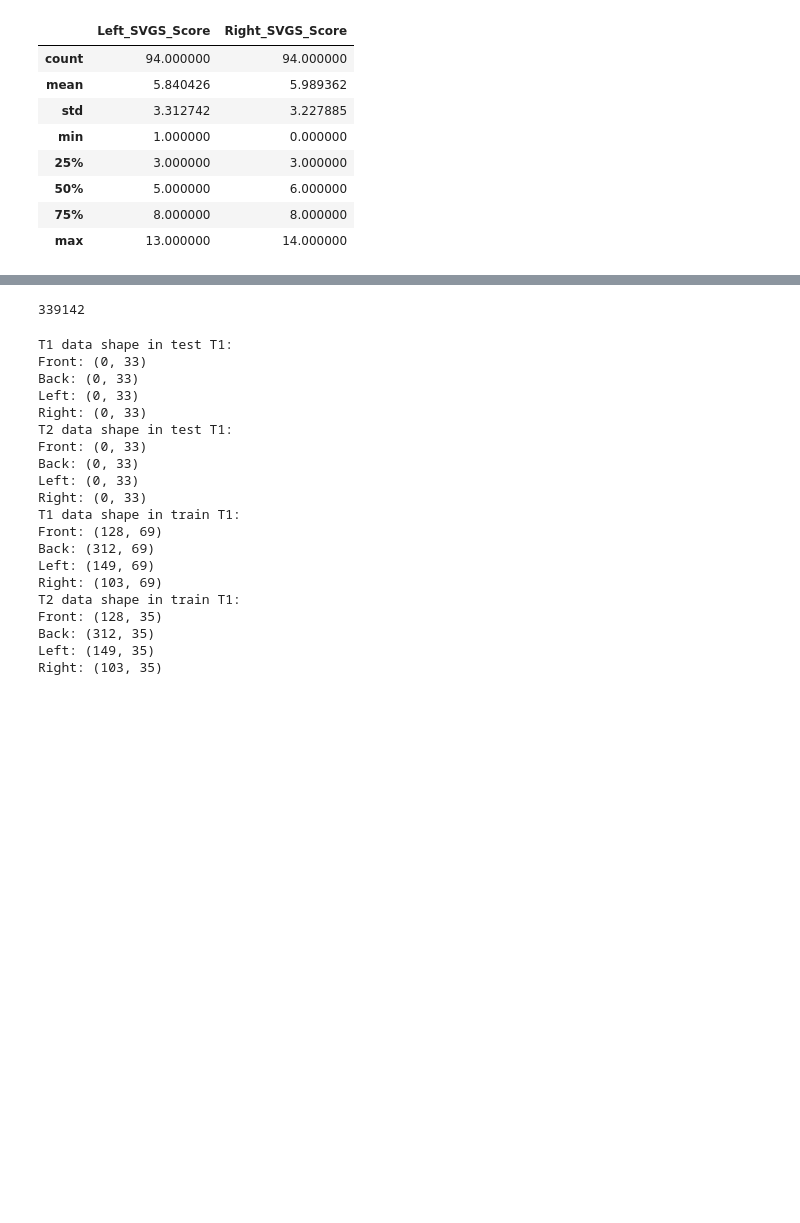
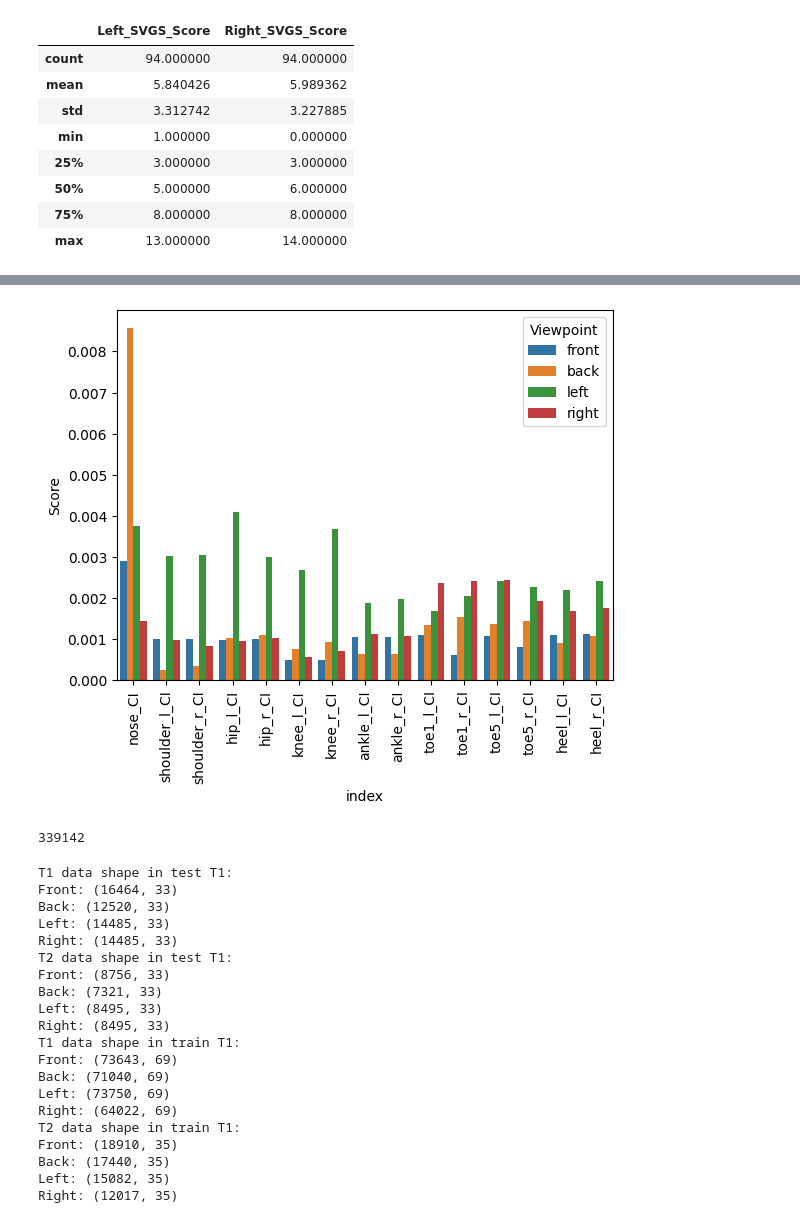
Before and after one commit to affogato-lab/CVPR-2026-mochi, a Jupyter notebook: CVPR_2026.ipynb, the cells around one changed output, grey strips where cells are left out. Saved outputs shown, nothing was run; the diff lists cells and outputs as text; code cells hidden in the pictures; blank space fills up the shorter version.

```diff
--- a/CVPR_2026.ipynb
+++ b/CVPR_2026.ipynb
@@ -140,7 +141,7 @@ def process_file(frame_path):
         pass
 
 def organize_df_parallel(side_filter):
-    base_path = Path(r'/kaggle/input/datasets/adastroabyssosque/first-ai-for-children-competition-data/dataset/0001/')
+    base_path = Path(r'/kaggle/input/datasets/adastroabyssosque/first-ai-for-children-competition-data/dataset/')
 
     print("Scanning for files...")
     # Get only the files that match your side filter
@@ -195,0 +187,5 @@ front_df.tail()
+# %%
+CI = [ 'nose_CI', 'shoulder_l_CI',
+        'shoulder_r_CI', 'hip_l_CI', 'hip_r_CI', 'knee_l_CI', 'knee_r_CI','ankle_l_CI', 'ankle_r_CI',
+        'toe1_l_CI', 'toe1_r_CI', 'toe5_l_CI','toe5_r_CI', 'heel_l_CI', 'heel_r_CI']
+front_df[CI].describe()
@@ -196,3 +238,15 @@ front_df.tail()
+# %%
+front_invalid = (front_df[CI]<0.3).sum()/front_df.shape[0]
+back_invalid = (back_df[CI]<0.3).sum()/back_df.shape[0]
+left_invalid = (left_df[CI]<0.3).sum()/left_df.shape[0]
+right_invalid = (right_df[CI]<0.3).sum()/right_df.shape[0]
+invalid_df = pd.concat([front_invalid, back_invalid, left_invalid, right_invalid], axis = 1, keys = ['front', 'back', 'left', 'right'])
+invalid_df_melted = invalid_df.reset_index().melt(id_vars='index', var_name='Viewpoint', value_name='Score')
+sns.barplot(data=invalid_df_melted, x='index', y='Score', hue='Viewpoint')
+plt.xticks(rotation = 90)
+plt.show()
+# %% [output]
+[figure, added]
 # %%
 print(front_df.shape[0]+back_df.shape[0]+left_df.shape[0]+right_df.shape[0])
 # %% [output]
@@ -242,22 +296,22 @@ print(f'Left: {train_t2_left.shape}')
 print(f'Right: {train_t2_right.shape}')
 # %% [output]
 T1 data shape in test T1:
-Front: (0, 33)
-Back: (0, 33)
-Left: (0, 33)
-Right: (0, 33)
+Front: (16464, 33)
+Back: (12520, 33)
+Left: (14485, 33)
+Right: (14485, 33)
 T2 data shape in test T1:
-Front: (0, 33)
-Back: (0, 33)
-Left: (0, 33)
-Right: (0, 33)
+Front: (8756, 33)
+Back: (7321, 33)
+Left: (8495, 33)
+Right: (8495, 33)
 T1 data shape in train T1:
-Front: (128, 69)
-Back: (312, 69)
-Left: (149, 69)
-Right: (103, 69)
+Front: (73643, 69)
+Back: (71040, 69)
+Left: (73750, 69)
+Right: (64022, 69)
 T2 data shape in train T1:
-Front: (128, 35)
-Back: (312, 35)
-Left: (149, 35)
-Right: (103, 35)
+Front: (18910, 35)
+Back: (17440, 35)
+Left: (15082, 35)
+Right: (12017, 35)
```
Also changed, not shown: parts of 12 cells of this notebook.
